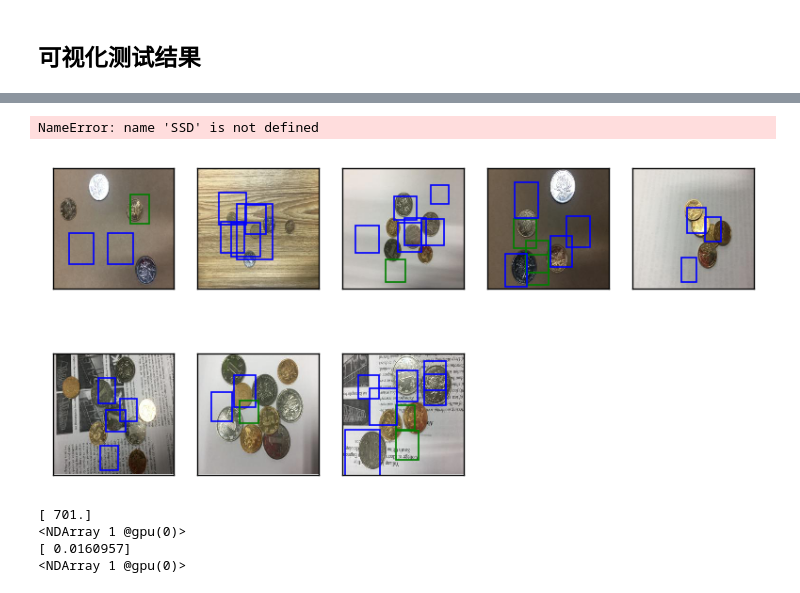
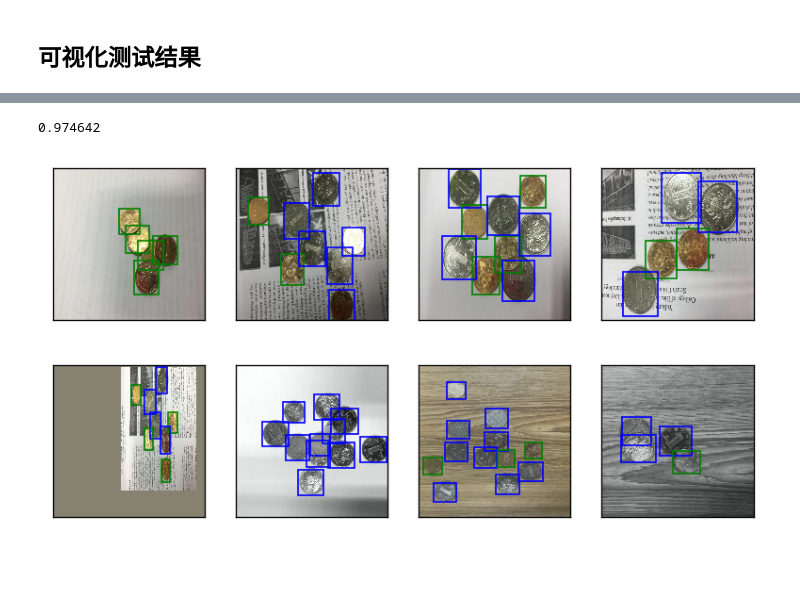
Before and after one commit to yinglang/CoinCount, a Jupyter notebook: model_train/train.ipynb, the cells around one changed output, grey strips where cells are left out. Drawn from its saved outputs; the diff is of its cells as text; code cells hidden in the pictures; blank space fills up the shorter version.

````diff
--- a/model_train/train.ipynb
+++ b/model_train/train.ipynb
@@ -25,20 +25,22 @@ import time
 
 import sys
 sys.path.append("../")
-from utils.utils import show_9_images, show_images, mkdir_if_not_exist
+from utils.utils import show_9_images, show_images, mkdir_if_not_exist, evaluate_MAP, draw_ROC
 
 # dataset root dir
 coins_root = "../dataset/"
 sdl_root = coins_root + "sdl-coins/"
 swiss_root = coins_root + "swiss-coins/"
 
-data_shape = (3, 256, 256)
-batch_size = 8
+data_shape = (3, 512, 512)
+batch_size = 4
 #mean = np.array([ 167.02477919,  157.20263027,  140.25492473])
 #std = np.array([ 46.06696734,  47.12624331,  50.81295717])
 rgb_mean = np.array([123, 117, 104])
+std = np.array([58.395, 57.12, 57.375])
 
 ctx = mx.gpu(0)
+resize = (data_shape[1], data_shape[2])
 # %% [markdown]
 ## 2. load data and plot data
 ```
@@ -361,2 +464,5 @@ net.save_params("../models/sdl_coin_vgg11bn.param")
 # %% [markdown]
 ## 可视化测试结果
+# %%
+net = SSD(2, sizes_list, ratios_list, ctx=ctx, verbose=False, prefix="ssd_")
+net.load_params("../models/sdl_coin_vgg11bn28_512x512_data_sizes.param", ctx=ctx)
@@ -363,15 +495,16 @@ net.save_params("../models/sdl_coin_vgg11bn.param")
+# %%
+from utils.utils import find_best_score_th
+score_th = find_best_score_th(outs.asnumpy(), labels.asnumpy())
+print score_th
+# %% [output]
+0.974642
 # %%
-sizes_list = [[.2,.272], [.37,.447], [.54,.619],
-                      [.71,.79], [.88,.961]]
-ratios_list = [[1, 2, .5]]*5
-net = SSD(2, sizes_list, ratios_list, verbose=False, prefix="ssd_")
-net.initialize(ctx=ctx)
-net.load_params("../models/sdl_coin_vgg11bn.param", ctx=ctx)
-
-a, b = evaluate_acc(valid_data)
-print a.get(), b.get()
+# sizes_list = [[.2,.272], [.37,.447], [.54,.619],
+#                       [.71,.79], [.88,.961]]
+# ratios_list = [[1, 2, .5]]*5
+# net = SSD(2, sizes_list, ratios_list, ctx=ctx, verbose=False, prefix="ssd_")
+# net.initialize(ctx=ctx)
+# net.load_params("../models/sdl_coin_vgg11bn_512x512_200.param", ctx=ctx)
-# %% [output]
-NameError: name 'SSD' is not defined
 # %%
 valid_data = image.ImageDetIter(
     batch_size=batch_size,
@@ -381,30 +514,47 @@ valid_data = image.ImageDetIter(
     mean=True,
     #std=True
 )
+# %%
+from utils.utils import show_det_results
+from mxnet.contrib.ndarray import MultiBoxDetection
+
+mpl.rcParams['figure.figsize'] = (6, 6)
+try:
+    batch = valid_data.next()
+except Exception:
+    valid_data.reset()
+data = batch.data[0].as_in_context(ctx)
+label = batch.label[0].as_in_context(ctx)
+anchors, box_preds, cls_preds = net(data)
+cls_probs = nd.SoftmaxActivation(cls_preds.transpose((0, 2, 1)), mode='channel')
+out = MultiBoxDetection(cls_probs, box_preds, anchors, force_suppress=True, clip=False, nms_threshold=0.45)
+box_offset, box_mask, cls_labels = MultiBoxTarget(anchors, label,
+                                                  cls_preds.transpose(axes=(0, 2, 1)), negative_mining_ratio=3)
+
+imgs = (data.transpose((0, 2, 3, 1)).asnumpy() * std)+ rgb_mean
+#plt.imshow(imgs[0] / 255)
+show_det_results(imgs, out, threshold=0.33, show_text=False, MN=(2, 4))
+# %% [output]
+[figure, added]
 # %%
 from utils.utils import show_det_results
 from mxnet.contrib.ndarray import MultiBoxDetection
 
-mpl.rcParams['figure.figsize'] = (6,6)
-#train_data.reset()
-batch = train_data.next()
+mpl.rcParams['figure.figsize'] = (6, 6)
+try:
+    batch = train_data.next()
+except Exception:
+    train_data.reset()
 data = batch.data[0].as_in_context(ctx)
 label = batch.label[0].as_in_context(ctx)
 anchors, box_preds, cls_preds = net(data)
 cls_probs = nd.SoftmaxActivation(cls_preds.transpose((0, 2, 1)), mode='channel')
 out = MultiBoxDetection(cls_probs, box_preds, anchors, force_suppress=True, clip=False, nms_threshold=0.45)
 box_offset, box_mask, cls_labels = MultiBoxTarget(anchors, label,
-                                                  cls_preds.transpose(axes=(0, 2, 1)))
+                                                  cls_preds.transpose(axes=(0, 2, 1)), negative_mining_ratio=3)
 
-#imgs = data.transpose((0, 2, 3, 1)).asnumpy() + rgb_mean
+imgs = (data.transpose((0, 2, 3, 1)).asnumpy() * std)+ rgb_mean
 #plt.imshow(imgs[0] / 255)
-show_det_results(imgs, out, threshold=0.5, show_text=False)
+show_det_results(imgs, out, threshold=0.4, show_text=False, MN=(2, 4))
 # %% [output]
-[figure, old version]
+[figure, new version]
-# %%
-print nd.sum(cls_labels > 0), nd.mean(cls_labels > 0)
-# %% [output]
-[ 701.]
-<NDArray 1 @gpu(0)>
-[ 0.0160957]
-<NDArray 1 @gpu(0)>
````
Also changed, not shown: parts of 23 cells of this notebook, 10 other files.
